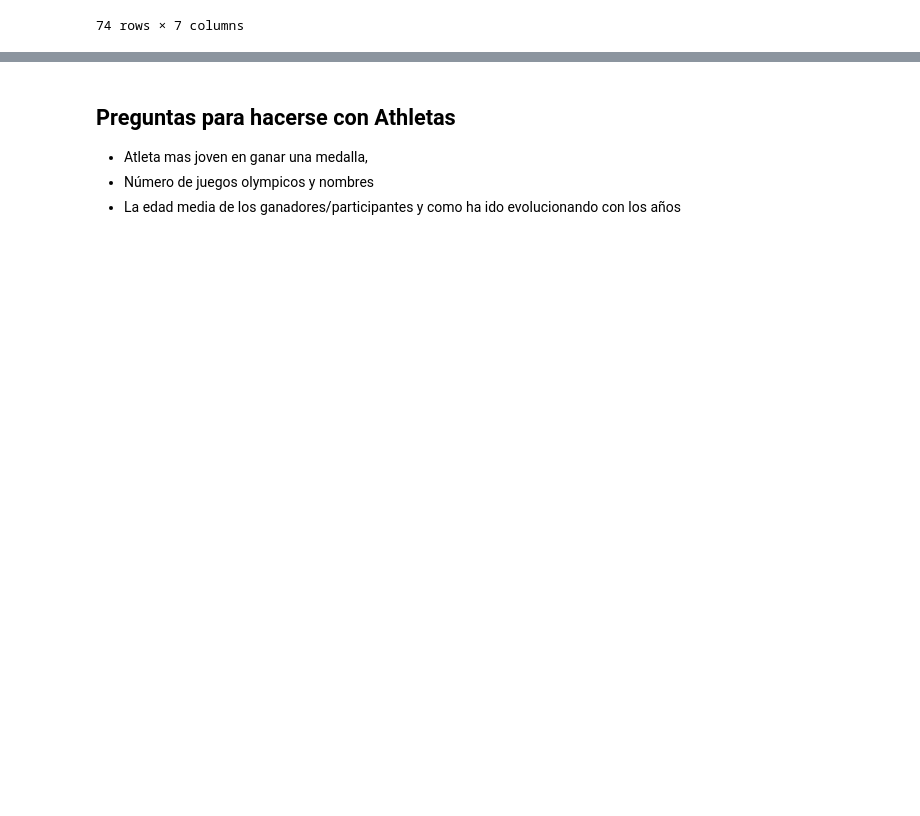
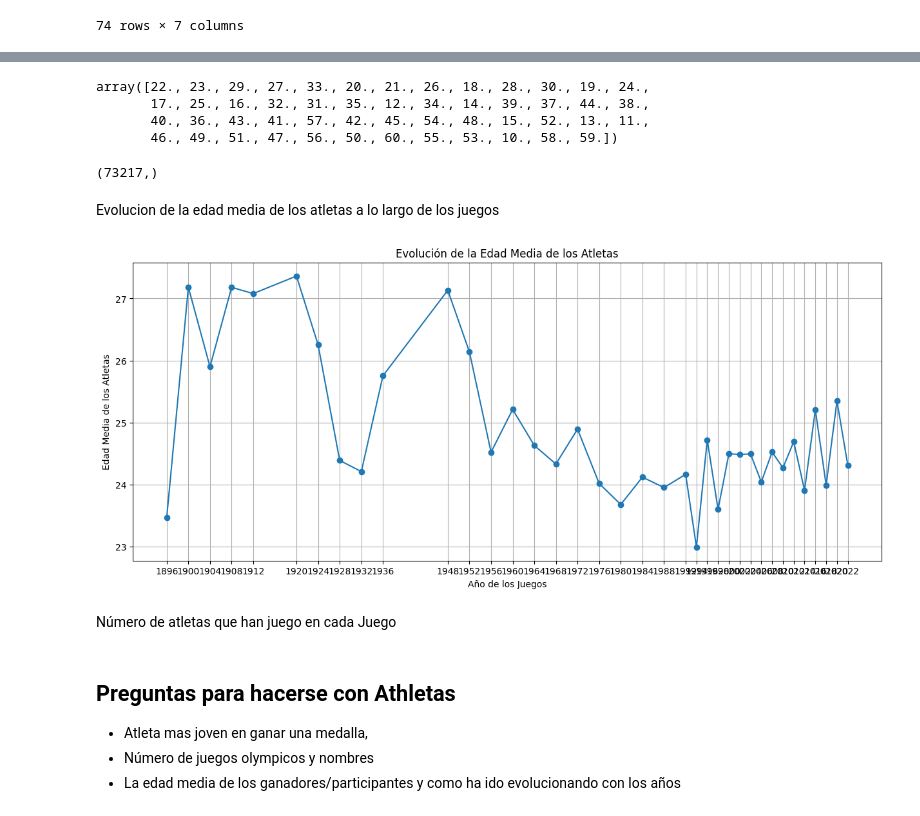
Before and after one commit to Mariadelmardp/Curso-ML, a Jupyter notebook: EDA_Olympic_games/EDA_olympic_games.ipynb, the cells around one changed output, grey strips where cells are left out. Saved outputs shown, nothing was run; the diff lists cells and outputs as text; code cells hidden in the pictures; blank space fills up the shorter version.

Commit message:
Gestion de nulos en set Athletics

```diff
--- a/EDA_Olympic_games/EDA_olympic_games.ipynb
+++ b/EDA_Olympic_games/EDA_olympic_games.ipynb
@@ -132,0 +212,3 @@ duplicados.loc[duplicados['athlete_medals']=='2',]
+# %%
+athletic['year_games']=athletic['first_game'].str.split(" ").str[-1]
+athletic['year_games']=athletic['year_games'].dropna().astype(int)
@@ -132,0 +250,3 @@ duplicados.loc[duplicados['athlete_medals']=='2',]
+# %%
+athletic['age_athletic_games']=athletic['year_games']-athletic['athlete_year_birth']
+athletic['age_athletic_games'].unique()
@@ -133,3 +276,37 @@ duplicados.loc[duplicados['athlete_medals']=='2',]
+# %%
+athletic= athletic[(athletic['age_athletic_games']>9)&(athletic['age_athletic_games']<61)]
+# %%
+athletic['age_athletic_games'].unique()
+# %% [output]
+array([22., 23., 29., 27., 33., 20., 21., 26., 18., 28., 30., 19., 24.,
+       17., 25., 16., 32., 31., 35., 12., 34., 14., 39., 37., 44., 38.,
+       40., 36., 43., 41., 57., 42., 45., 54., 48., 15., 52., 13., 11.,
+       46., 49., 51., 47., 56., 50., 60., 55., 53., 10., 58., 59.])
+# %%
+athletic['age_athletic_games'].shape
+# %% [output]
+(73217,)
+# %% [markdown]
+Evolucion de la edad media de los atletas a lo largo de los juegos
+# %%
+import matplotlib.pyplot as plt
+
+# Suponiendo que tienes un DataFrame con la edad media por año
+# Ejemplo de datos: df_mean_age con columnas 'year' y 'mean_age'
+df_mean_age = athletic.groupby('year_games')['age_athletic_games'].mean().reset_index()
+
+plt.figure(figsize=(15,6))
+plt.plot(df_mean_age['year_games'], df_mean_age['age_athletic_games'], marker='o')
+plt.title('Evolución de la Edad Media de los Atletas')
+plt.xlabel('Año de los Juegos')
+plt.ylabel('Edad Media de los Atletas')
+plt.grid()
+plt.xticks(df_mean_age['year_games'])  # Asegúrate de mostrar todos los años
+plt.show()
+# %% [output]
+[figure, added]
+# %% [markdown]
+Número de atletas que han juego en cada Juego
 # %% [markdown]
 ## Preguntas para hacerse con Athletas
 - Atleta mas joven en ganar una medalla,
```
Also changed, not shown: parts of 19 cells of this notebook.
